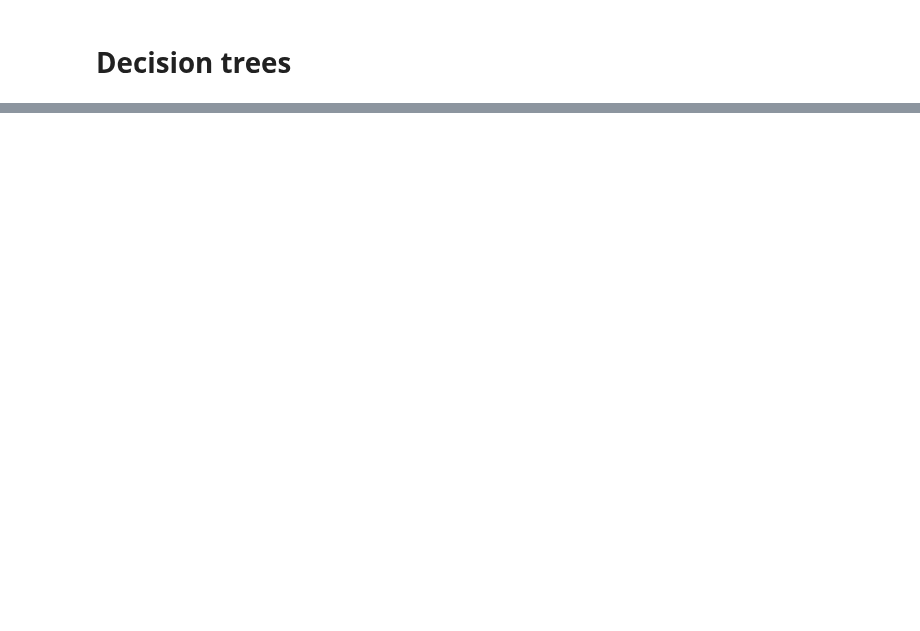
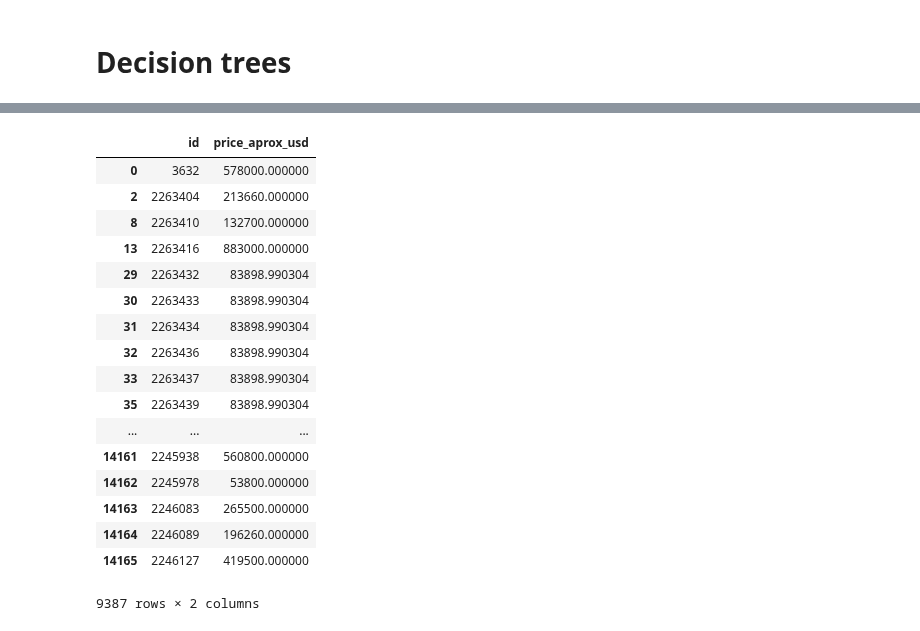
Before and after one commit to LucianoGiannotti/ProperatiDatosTP, a Jupyter notebook: Machine Learning - TP2.ipynb, the cells around one changed output, grey strips where cells are left out. Saved outputs shown, nothing was run; the diff lists cells and outputs as text; code cells hidden in the pictures; blank space fills up the shorter version.

```diff
--- a/Machine Learning - TP2.ipynb
+++ b/Machine Learning - TP2.ipynb
@@ -590,0 +944,4 @@ Precission: 92.321
+# %%
+testingSet.loc[:,'price_aprox_usd'] = testingSet[columnas2].apply(lambda x: random_forest.predict([x])[0],axis = 1)
+# %%
+resultado_random_forest = testingSet.loc[:,['id','price_aprox_usd']]
@@ -590,0 +950,21 @@ Precission: 92.321
+# %%
+resultado_random_forest
+# %% [output]
+|  | id | price_aprox_usd |
+| 0 | 3632 | 578000.000000 |
+| 2 | 2263404 | 213660.000000 |
+| 8 | 2263410 | 132700.000000 |
+| 13 | 2263416 | 883000.000000 |
+| 29 | 2263432 | 83898.990304 |
+| 30 | 2263433 | 83898.990304 |
+| 31 | 2263434 | 83898.990304 |
+| 32 | 2263436 | 83898.990304 |
+| 33 | 2263437 | 83898.990304 |
+| 35 | 2263439 | 83898.990304 |
+| ... | ... | ... |
+| 14161 | 2245938 | 560800.000000 |
+| 14162 | 2245978 | 53800.000000 |
+| 14163 | 2246083 | 265500.000000 |
+| 14164 | 2246089 | 196260.000000 |
+| 14165 | 2246127 | 419500.000000 |
+9387 rows × 2 columns
```
Also changed, not shown: parts of 61 cells of this notebook.
